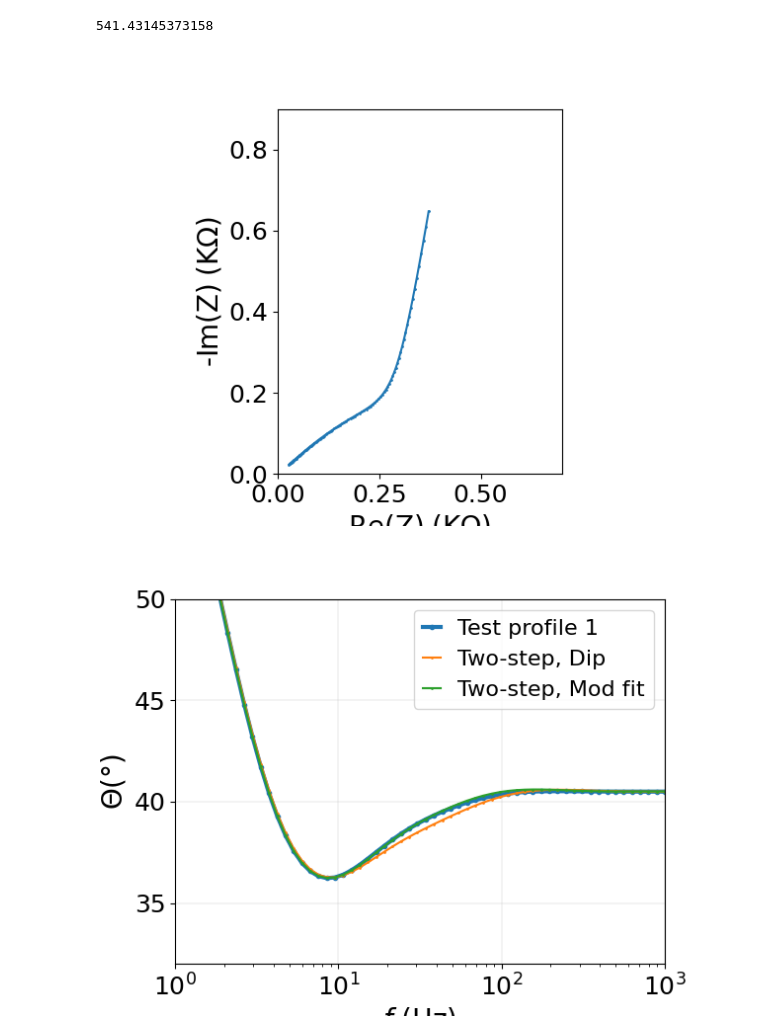
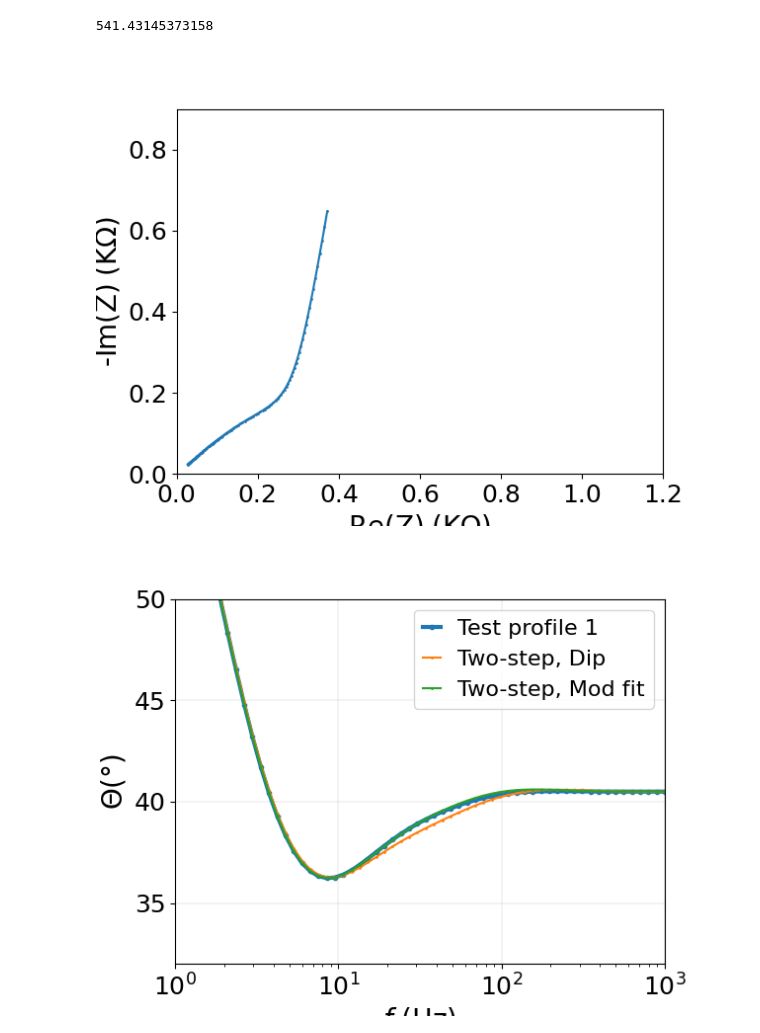
Before and after one commit to Yugal0/fitting-gen-arbitrary-eis, a Jupyter notebook: main_prof_1.ipynb, the cells around one changed output. Cells and saved outputs as stored; diff of their text form; code cells hidden in the pictures.

```diff
--- a/main_prof_1.ipynb
+++ b/main_prof_1.ipynb
@@ -373,33 +373,33 @@ mp.dps=30
 # %%
 ctwofit=CustomCircuit(initial_guess=[fit_params_two["R1"],fit_params_two["Q"]*fit_params_two["R1"],fit_params_two["Q"]*fit_params_two["R2"],fit_params_two["delta"],fit_params_two["alpha"]],circuit="TLMtwo")
 ztwofit=ctwofit.predict(frequencies=np.logspace(0,3,100))
 
 fig, ax=plt.subplots()
 # ax.plot(np.real(z_arbi)/1000,-np.imag(z_arbi)/1000,label="Test profile 1",marker=".",linewidth=3,ms=6)
 # ax.plot(np.real(z_arbi)/1000,-np.imag(z_arbi)/1000,marker=".",ms=2)
 # ax.plot([0,0],[0.35,0.35])
 # ax.plot(np.real(z_two)/1000,-np.imag(z_two)/1000,label="Two-step, Dip",marker=".",ms=2)
 ax.plot(np.real(ztwofit)/1000,-np.imag(ztwofit)/1000,label="Two-step, Mod Fit",marker=".",ms=2)
 # ax.plot(np.real(z_lin)/1000,-np.imag(z_lin)/1000,label="Linear",marker=".",ms=2)
 # ax.plot(np.real(z_ilin)/1000,-np.imag(z_ilin)/1000,label="Inverse Linear",marker=".",ms=2)
 # ax.plot(np.real(z_lin)/1000,-np.imag(z_lin)/1000)
 ax.set_aspect("equal")
 ax.set_xlabel("Re(Z)$\;($K$\Omega$)",fontsize=20)
 ax.set_ylabel("-Im(Z)$\;($K$\Omega$)",fontsize=20)
 # ax.set_title("Nyquist Plot")
-ax.set_xlim(0,0.7)
+ax.set_xlim(0,1.2)
 ax.set_ylim(0,0.9)
 ax.tick_params(labelsize=18)
 # ax.legend(fontsize=16,handlelength=0.8)
 # fig.savefig("figs/nyq_demo.png",dpi=500)
 # fig.savefig("figs/nyq_prof1_two.png",dpi=500)
 fig.savefig("figs/nyq_for_non_uniq.png",dpi=500,bbox_inches="tight")
 # fig.savefig("nyqfulltwo_demo.png",dpi=500)
 # ax.legend()
 # ax.xaxis.set_minor_locator(MultipleLocator(0.1))
 # ax.grid(True)
 # %% [output]
-[figure, old version]
+[figure, new version]
 # %%
 fig2, ax2=plt.subplots()
 ax2.plot(freq_range,-np.angle(z_arbi,deg=True),marker=".",label="Test profile 1",ms=6,linewidth=3)
```
Also changed, not shown: 1 other file.
